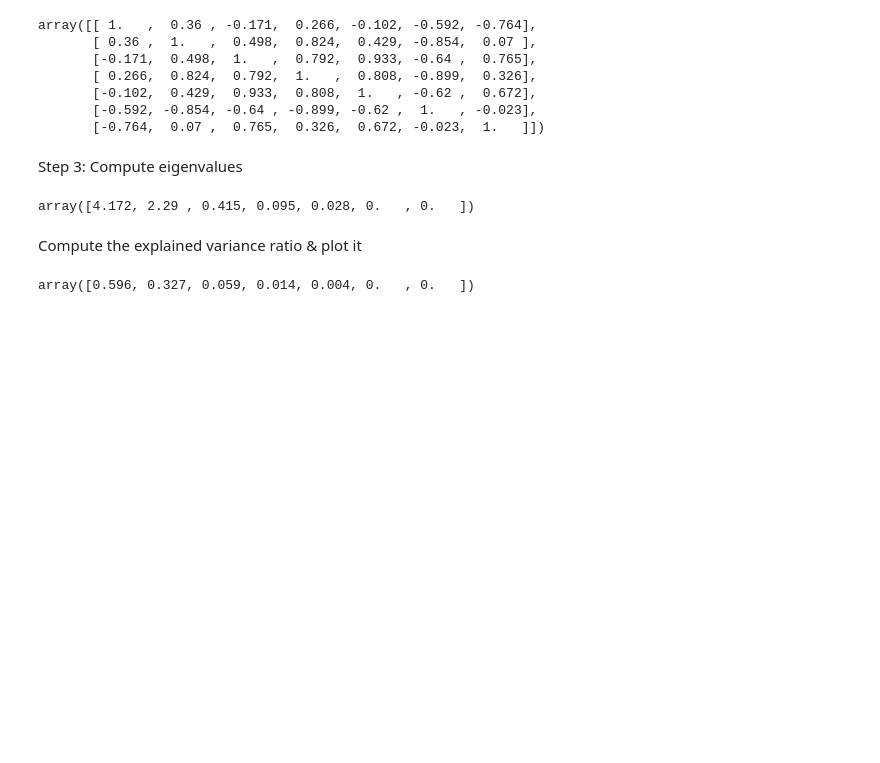
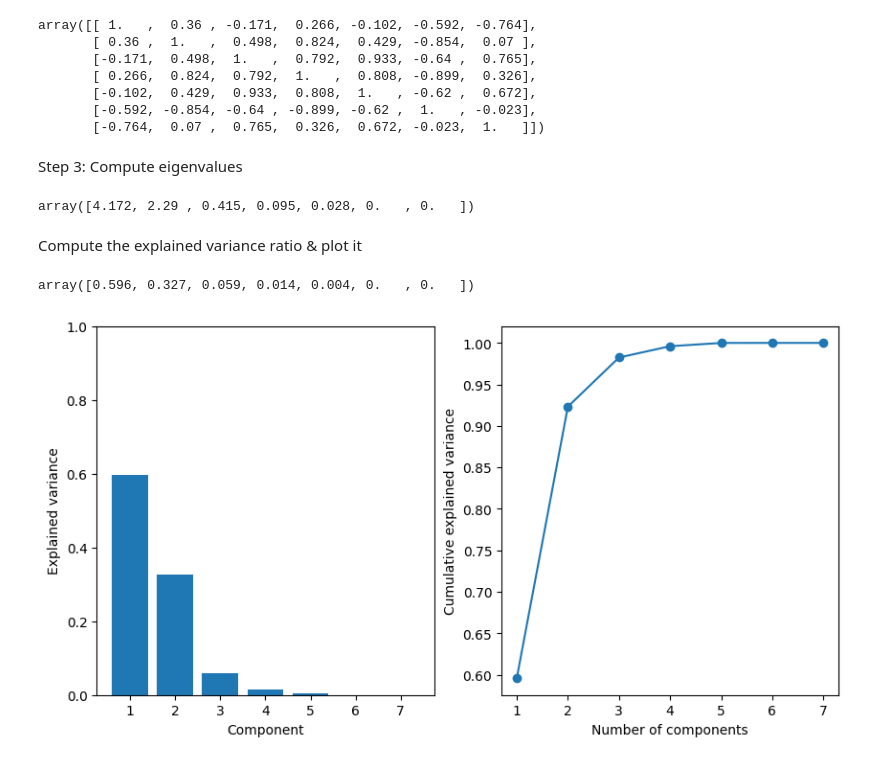
Before and after one commit to pauldubois98/RefresherMaths2023, a Jupyter notebook: ExercisesSet5/NotebookPCA.ipynb, the cells around one changed output. Cells and saved outputs as stored; diff of their text form; code cells hidden in the pictures; blank space fills up the shorter version.

Commit message:
plots!

```diff
--- a/ExercisesSet5/NotebookPCA.ipynb
+++ b/ExercisesSet5/NotebookPCA.ipynb
@@ -75,3 +75,19 @@ explained_var = eig_vals / eig_vals.sum()
 explained_var.round(3)
 # %% [output]
 array([0.596, 0.327, 0.059, 0.014, 0.004, 0.   , 0.   ])
+# %%
+plt.figure(figsize=(10, 5))
+
+plt.subplot(1, 2, 1)
+plt.bar(np.arange(1, len(explained_var)+1), explained_var)
+plt.ylim(0, 1)
+plt.xlabel('Component')
+plt.ylabel('Explained variance')
+
+plt.subplot(1, 2, 2)
+plt.plot(np.arange(1, len(explained_var)+1), np.cumsum(explained_var), 'o-')
+plt.xlabel('Number of components')
+plt.ylabel('Cumulative explained variance')
+plt.show()
+# %% [output]
+[figure, added]
```
